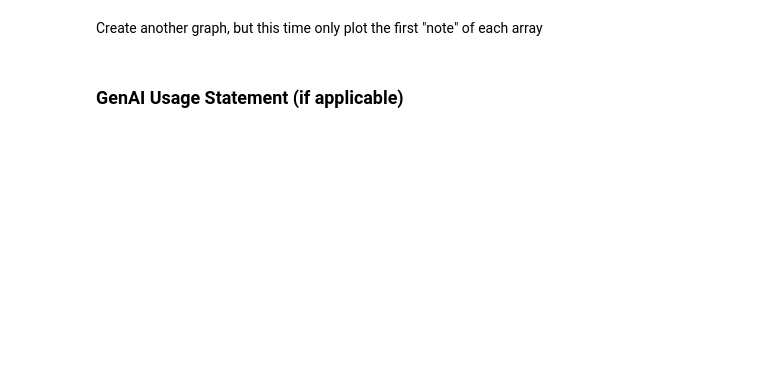
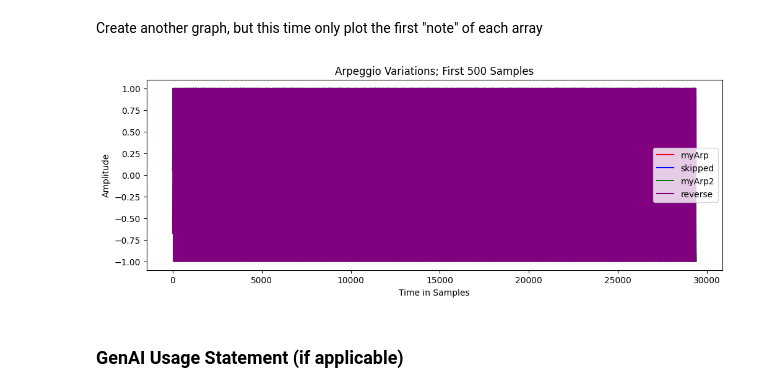
Before and after one commit to MrSesameSeed/AudioTechII, a Jupyter notebook: HW/HW1.ipynb, the cells around one changed output. Saved outputs shown, nothing was run; the diff lists cells and outputs as text; code cells hidden in the pictures; blank space fills up the shorter version.

```diff
--- a/HW/HW1.ipynb
+++ b/HW/HW1.ipynb
@@ -102,4 +230,18 @@ Graph your 4 arrays on top of one another. Make sure to label the axis and plot
 # %% [markdown]
 Create another graph, but this time only plot the first "note" of each array
+# %%
+plt.figure(figsize=(12, 4))
+plt.plot(myArp[:round(len(myArp)/3)], label ='myArp', color='red')
+plt.plot(skipped[:round(len(skipped)/3)], label ='skipped', color='blue')
+plt.plot(myArp2[:round(len(myArp2)/3)], label ='myArp2', color='green')
+plt.plot(reverse[:round(len(reverse)/3)], label ='reverse', color='purple')
+plt.title('Arpeggio Variations; First 500 Samples')
+plt.xlabel('Time in Samples')
+plt.ylabel('Amplitude')
+plt.ylim(-1.1, 1.1)
+plt.legend()
+plt.show()
+# %% [output]
+[figure, added]
 # %% [markdown]
 ### GenAI Usage Statement (if applicable)
```
Also changed, not shown: parts of 8 cells of this notebook, 2 other files.
